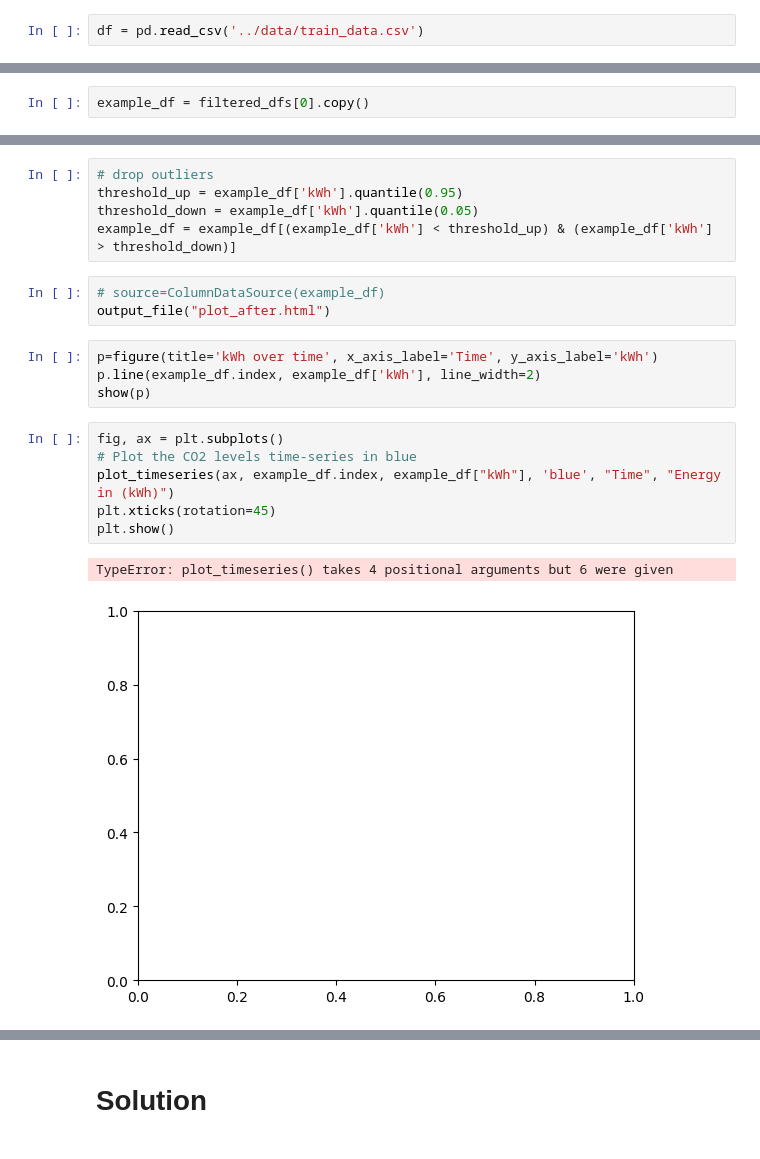
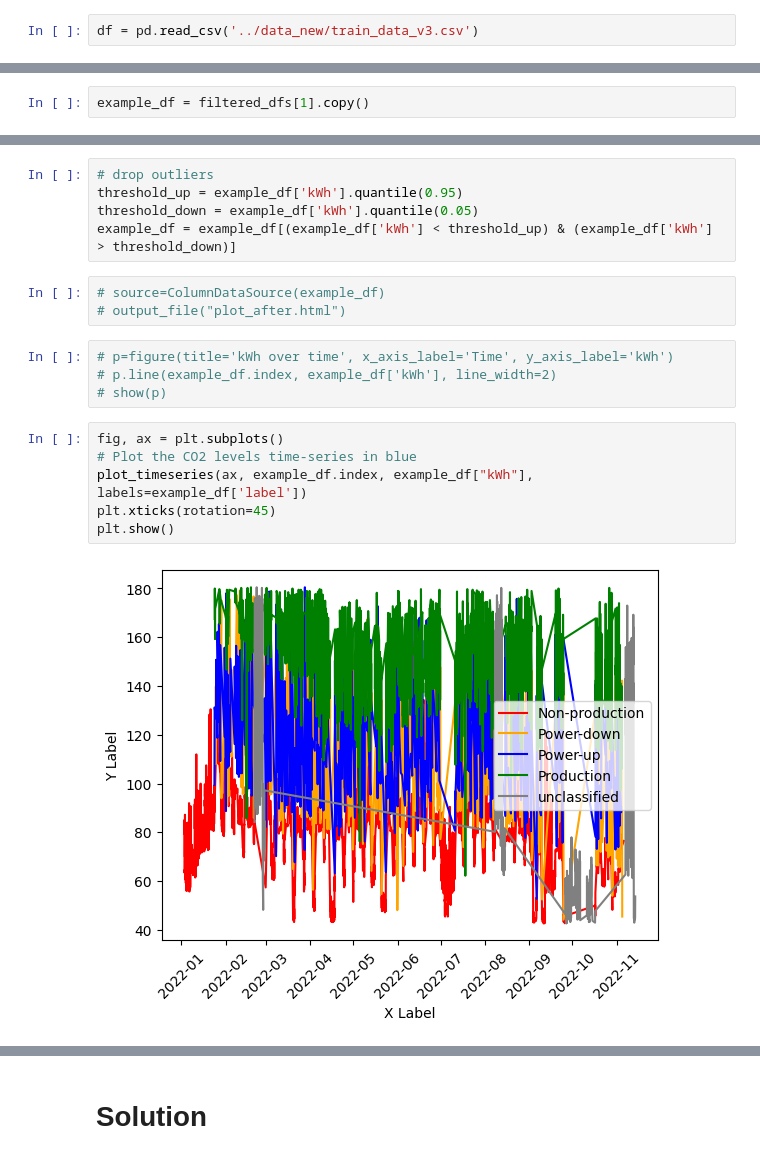
Before and after one commit to tudo-seu/Code-0, a Jupyter notebook: notebooks/karl_eda.ipynb, the cells around one changed output, grey strips where cells are left out. Cells and saved outputs as stored; diff of their text form.

```diff
--- a/notebooks/karl_eda.ipynb
+++ b/notebooks/karl_eda.ipynb
@@ -51,7 +52,7 @@ def plot_timeseries(axes, x, y, labels):
     # Set the legend
     axes.legend()
 # %%
-df = pd.read_csv('../data/train_data.csv')
+df = pd.read_csv('../data_new/train_data_v3.csv')
 # %%
 df.head()
 # %% [output]
@@ -108,7 +109,7 @@ for cur_df in dfs:
 # %% [markdown]
 ### Analyzing one labeled df
 # %%
-example_df = filtered_dfs[0].copy()
+example_df = filtered_dfs[1].copy()
 # %%
 plot_df(example_df)
 # %% [output]
@@ -187,20 +188,19 @@ threshold_down = example_df['kWh'].quantile(0.05)
 example_df = example_df[(example_df['kWh'] < threshold_up) & (example_df['kWh'] > threshold_down)]
 # %%
 # source=ColumnDataSource(example_df)
-output_file("plot_after.html")
+# output_file("plot_after.html")
 # %%
-p=figure(title='kWh over time', x_axis_label='Time', y_axis_label='kWh')
-p.line(example_df.index, example_df['kWh'], line_width=2)
-show(p)
+# p=figure(title='kWh over time', x_axis_label='Time', y_axis_label='kWh')
+# p.line(example_df.index, example_df['kWh'], line_width=2)
+# show(p)
 # %%
 fig, ax = plt.subplots()
 # Plot the CO2 levels time-series in blue
-plot_timeseries(ax, example_df.index, example_df["kWh"], 'blue', "Time", "Energy in (kWh)")
+plot_timeseries(ax, example_df.index, example_df["kWh"], labels=example_df['label'])
 plt.xticks(rotation=45)
 plt.show()
 # %% [output]
-TypeError: plot_timeseries() takes 4 positional arguments but 6 were given
-[figure, old version]
+[figure, new version]
 # %%
 fig, ax = plt.subplots()
 label_colors = {'unclassified': 'gray', 'Production': 'green', 'Power-down': 'orange', 'Non-production': 'red', 'Power-up': 'blue'}
```
Also changed, not shown: parts of 25 cells of this notebook, 38 other files.
